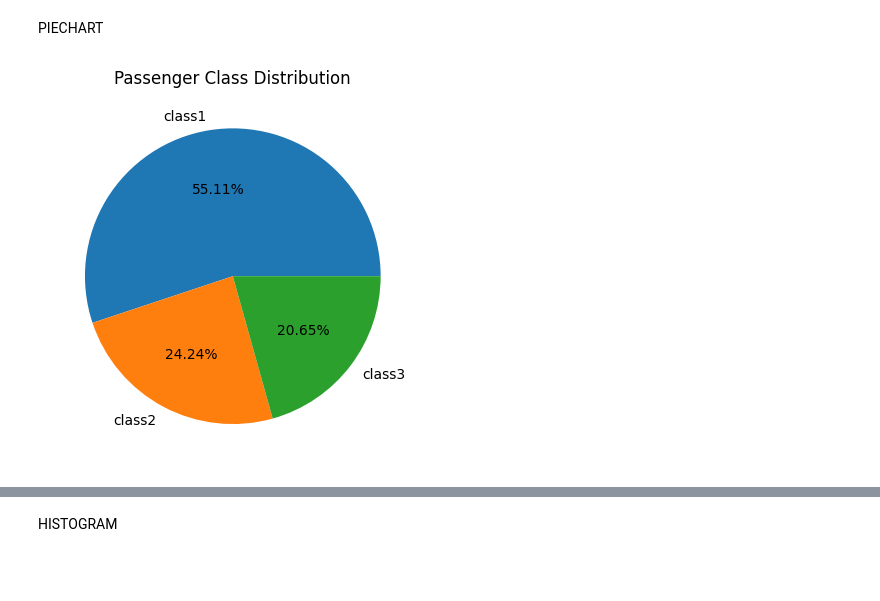
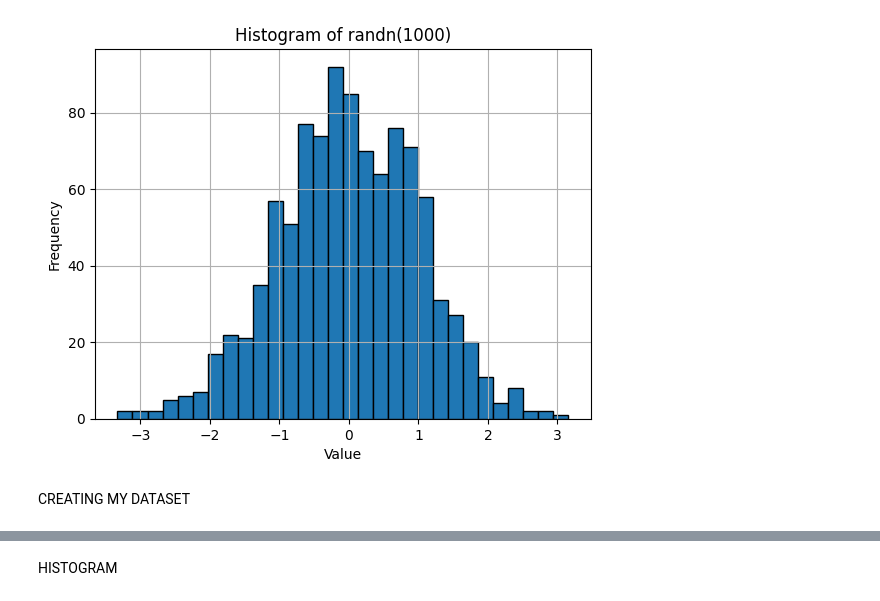
Before and after one commit to NATO-dotcom/ML-AI_Python, a Jupyter notebook: matplotlib.ipynb, the cells around one changed output, grey strips where cells are left out. Drawn from its saved outputs; the diff is of its cells as text; code cells hidden in the pictures; blank space fills up the shorter version.

```diff
--- a/matplotlib.ipynb
+++ b/matplotlib.ipynb
@@ -56,11 +3,19 @@ plt.show()
-# %% [markdown]
-PIECHART
-# %%
-classes=data["Pclass"].value_counts()
-labels=["class1","class2","class3"]
-color=["red","green","blue"]
-plt.pie(classes,labels=labels,autopct="%1.2f%%")
-plt.title("Passenger Class Distribution")
-plt.show()
-# %% [output]
-[figure, removed]
+# %%
+%matplotlib inline
+import matplotlib.pyplot as plt
+from numpy.random import randn
+
+# Generate 1000 random numbers
+data = randn(1000)
+
+# Plot histogram
+plt.hist(data, bins=30, edgecolor='black')
+plt.title("Histogram of randn(1000)")
+plt.xlabel("Value")
+plt.ylabel("Frequency")
+plt.grid(True)
+plt.show()
+# %% [output]
+[figure, added]
+# %% [markdown]
+CREATING MY DATASET
```
Also changed, not shown: parts of 46 cells of this notebook.
